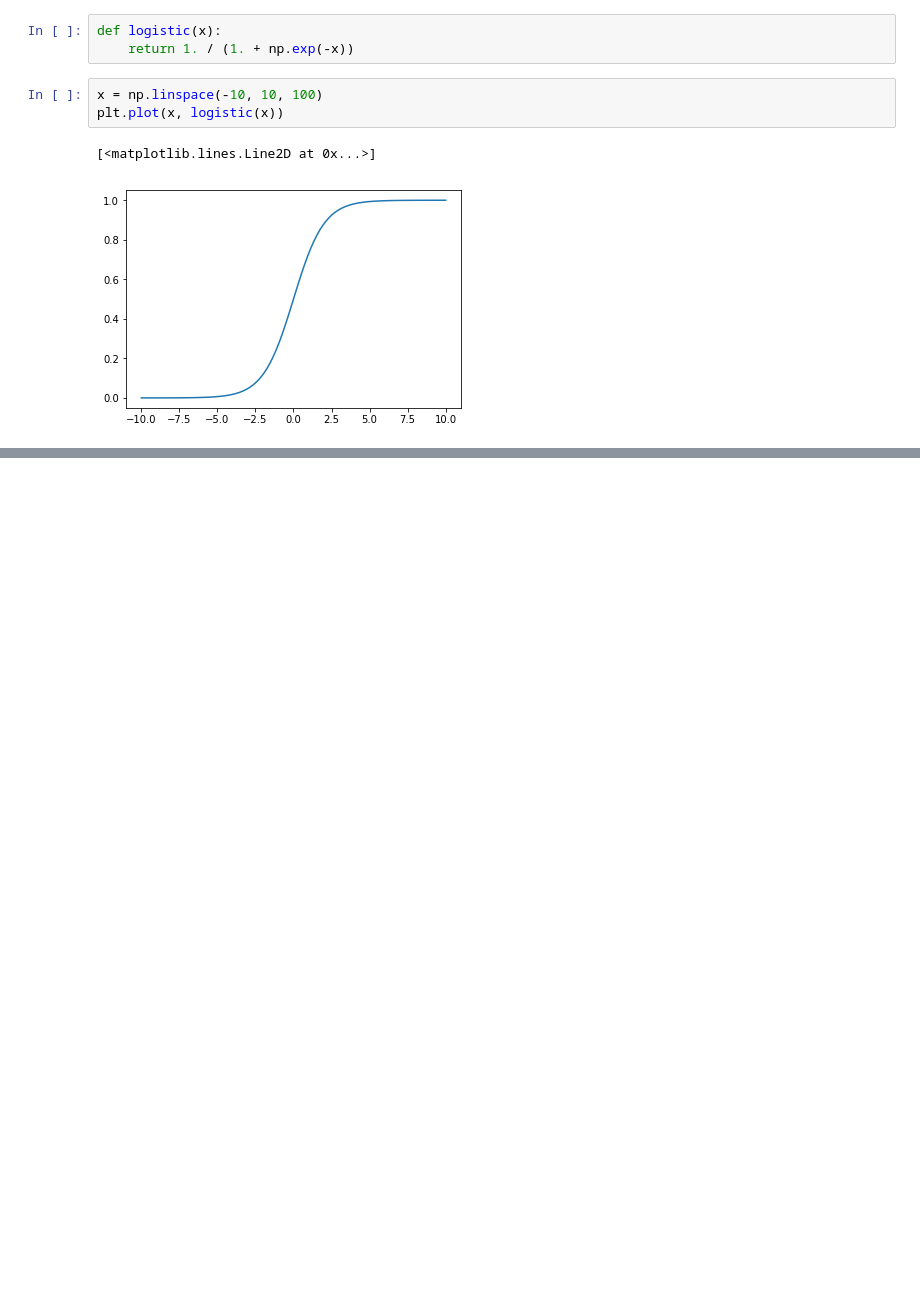
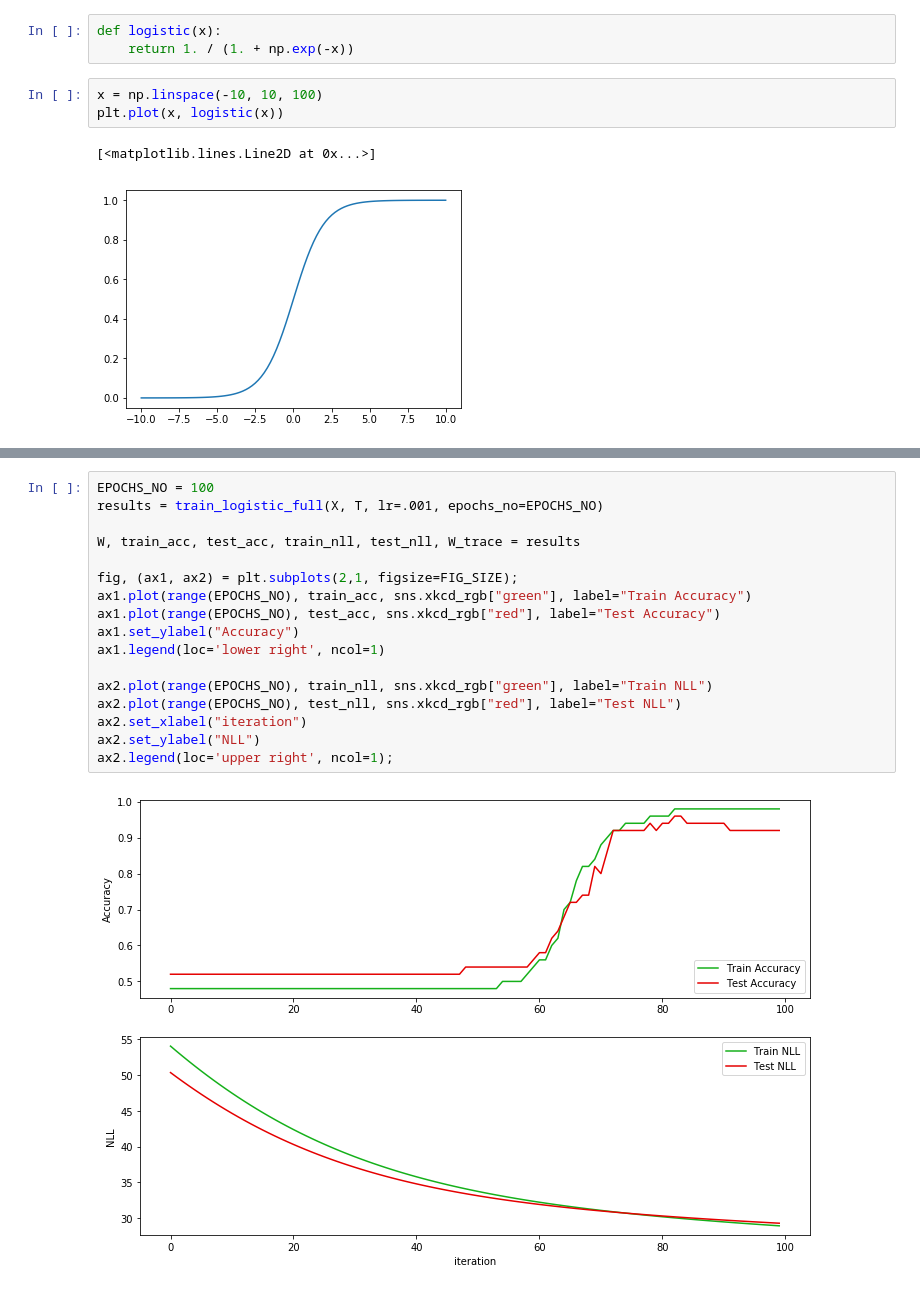
Before and after one commit to andreicnica/summer-school, a Jupyter notebook: demo-nn/Logistic Regression.ipynb, the cells around one changed output, grey strips where cells are left out. Drawn from its saved outputs; the diff is of its cells as text; blank space fills up the shorter version.

```diff
--- a/demo-nn/Logistic Regression.ipynb
+++ b/demo-nn/Logistic Regression.ipynb
@@ -154,0 +276,19 @@ plt.plot(x, logistic(x))
+# %%
+EPOCHS_NO = 100
+results = train_logistic_full(X, T, lr=.001, epochs_no=EPOCHS_NO)
+
+W, train_acc, test_acc, train_nll, test_nll, W_trace = results
+
+fig, (ax1, ax2) = plt.subplots(2,1, figsize=FIG_SIZE);
+ax1.plot(range(EPOCHS_NO), train_acc, sns.xkcd_rgb["green"], label="Train Accuracy")
+ax1.plot(range(EPOCHS_NO), test_acc, sns.xkcd_rgb["red"], label="Test Accuracy")
+ax1.set_ylabel("Accuracy")
+ax1.legend(loc='lower right', ncol=1)
+
+ax2.plot(range(EPOCHS_NO), train_nll, sns.xkcd_rgb["green"], label="Train NLL")
+ax2.plot(range(EPOCHS_NO), test_nll, sns.xkcd_rgb["red"], label="Test NLL")
+ax2.set_xlabel("iteration")
+ax2.set_ylabel("NLL")
+ax2.legend(loc='upper right', ncol=1);
+# %% [output]
+[figure, added]
```
Also changed, not shown: parts of 18 cells of this notebook.
